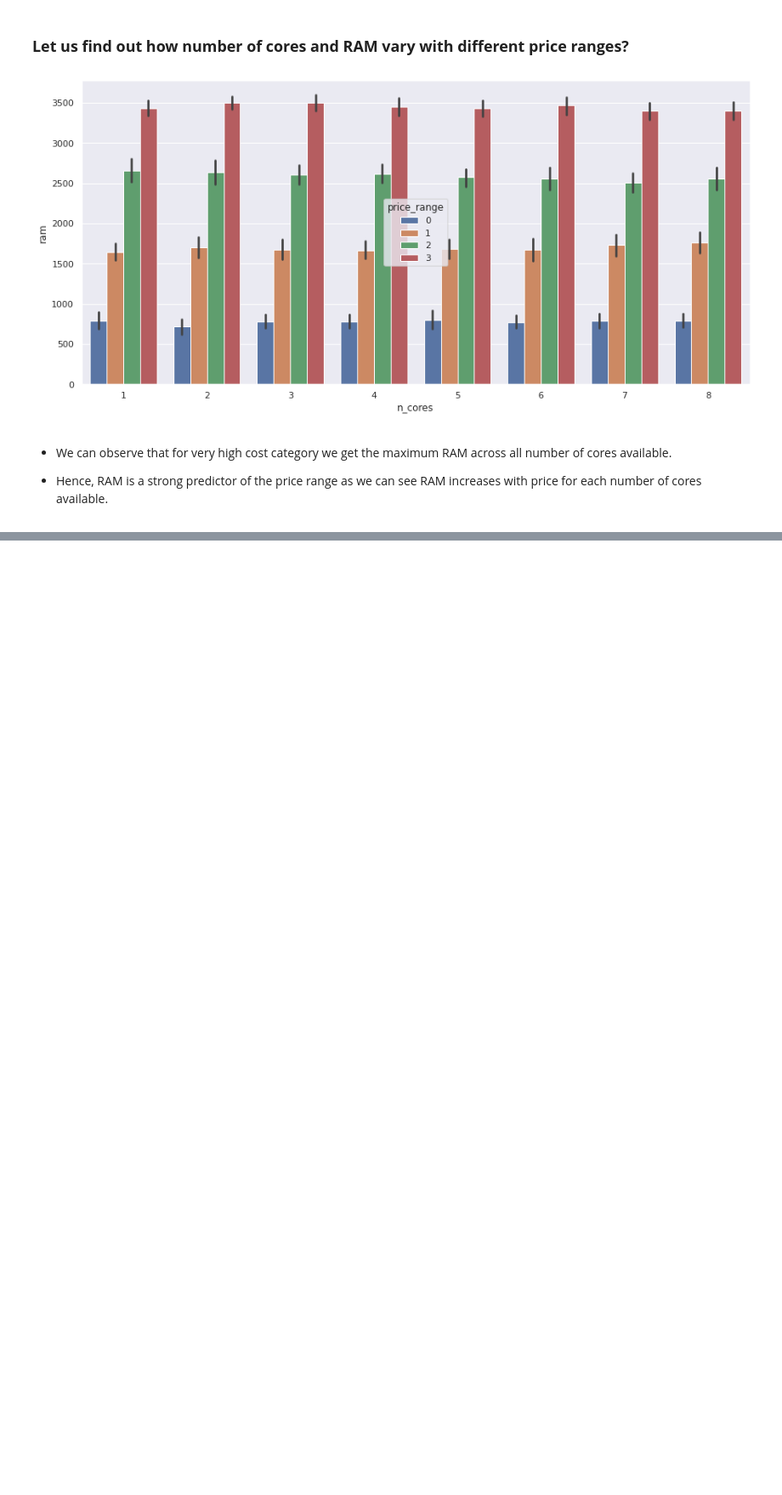
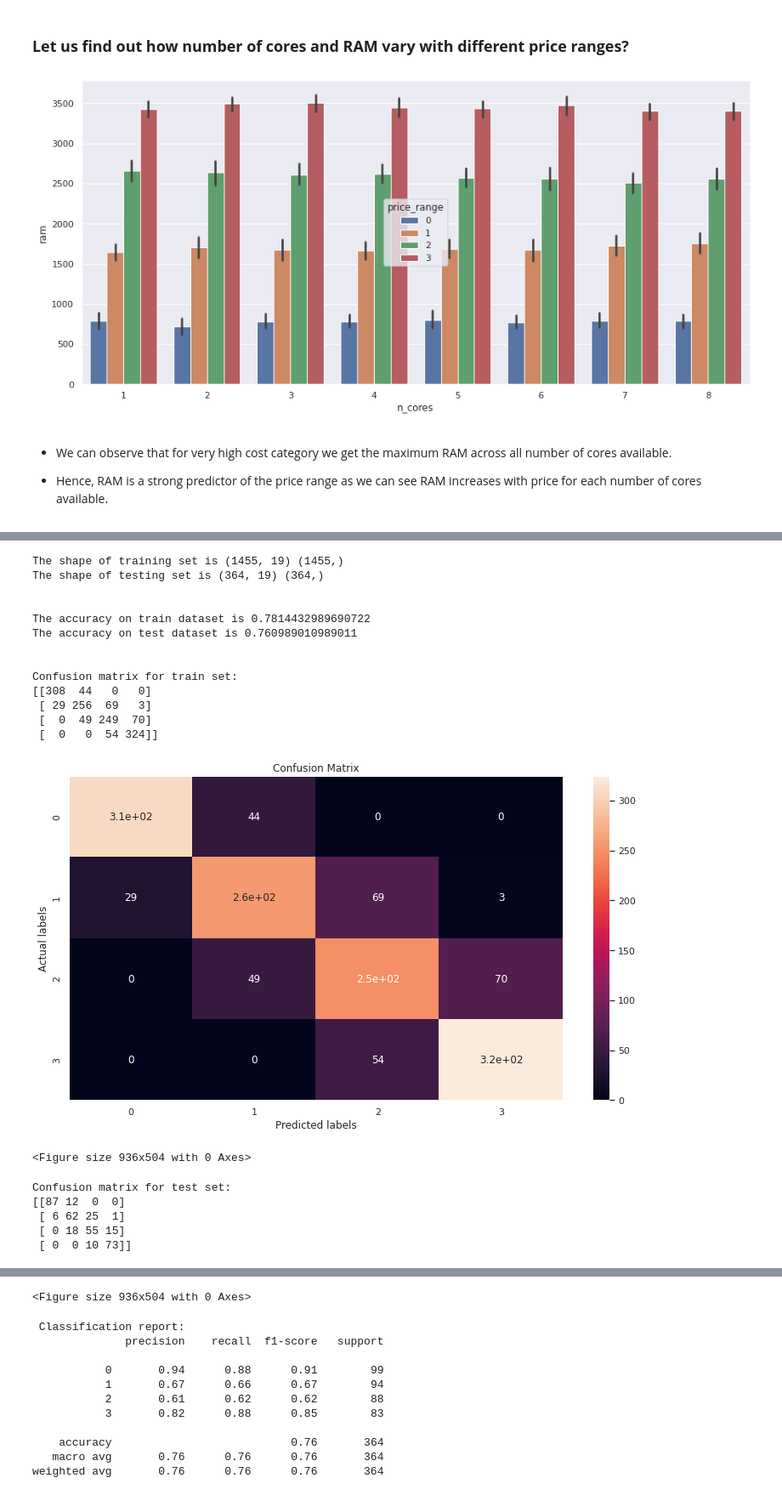
Before and after one commit to Rudrajit12/Mobile-Price-Range-Prediction, a Jupyter notebook: Mobile_Price_Range_Prediction_Capstone_Project.ipynb, the cells around one changed output, grey strips where cells are left out. Shown at 85% size. Saved outputs shown, nothing was run; the diff lists cells and outputs as text; code cells hidden in the pictures; blank space fills up the shorter version.

```diff
--- a/Mobile_Price_Range_Prediction_Capstone_Project.ipynb
+++ b/Mobile_Price_Range_Prediction_Capstone_Project.ipynb
@@ -507,0 +616,15 @@ plt.show()
+# %%
+# function for confusion matrix
+def matrix(actual, predicted):
+  labels = ['0','1','2','3']
+  cm = confusion_matrix(actual, predicted)
+  print(cm)
+
+  ax = plt.subplot()
+  sns.heatmap(cm, annot=True, ax=ax)
+
+  ax.set_xlabel('Predicted labels')
+  ax.set_ylabel('Actual labels')
+  ax.set_title('Confusion Matrix')
+  ax.xaxis.set_ticklabels(labels)
+  ax.yaxis.set_ticklabels(labels)
@@ -507,0 +680,24 @@ plt.show()
+# %%
+# run the model
+lr = logistic_regression(X,Y)
+# %% [output]
+The shape of training set is (1455, 19) (1455,)
+The shape of testing set is (364, 19) (364,)
+
+
+The accuracy on train dataset is 0.7814432989690722
+The accuracy on test dataset is 0.760989010989011
+
+
+Confusion matrix for train set:
+[[308  44   0   0]
+ [ 29 256  69   3]
+ [  0  49 249  70]
+ [  0   0  54 324]]
+[figure, added]
+<Figure size 936x504 with 0 Axes>
+Confusion matrix for test set:
+[[87 12  0  0]
+ [ 6 62 25  1]
+ [ 0 18 55 15]
+ [ 0  0 10 73]]
@@ -507,0 +705,12 @@ plt.show()
+<Figure size 936x504 with 0 Axes>
+ Classification report:
+              precision    recall  f1-score   support
+
+           0       0.94      0.88      0.91        99
+           1       0.67      0.66      0.67        94
+           2       0.61      0.62      0.62        88
+           3       0.82      0.88      0.85        83
+
+    accuracy                           0.76       364
+   macro avg       0.76      0.76      0.76       364
+weighted avg       0.76      0.76      0.76       364
```
Also changed, not shown: parts of 29 cells of this notebook.
